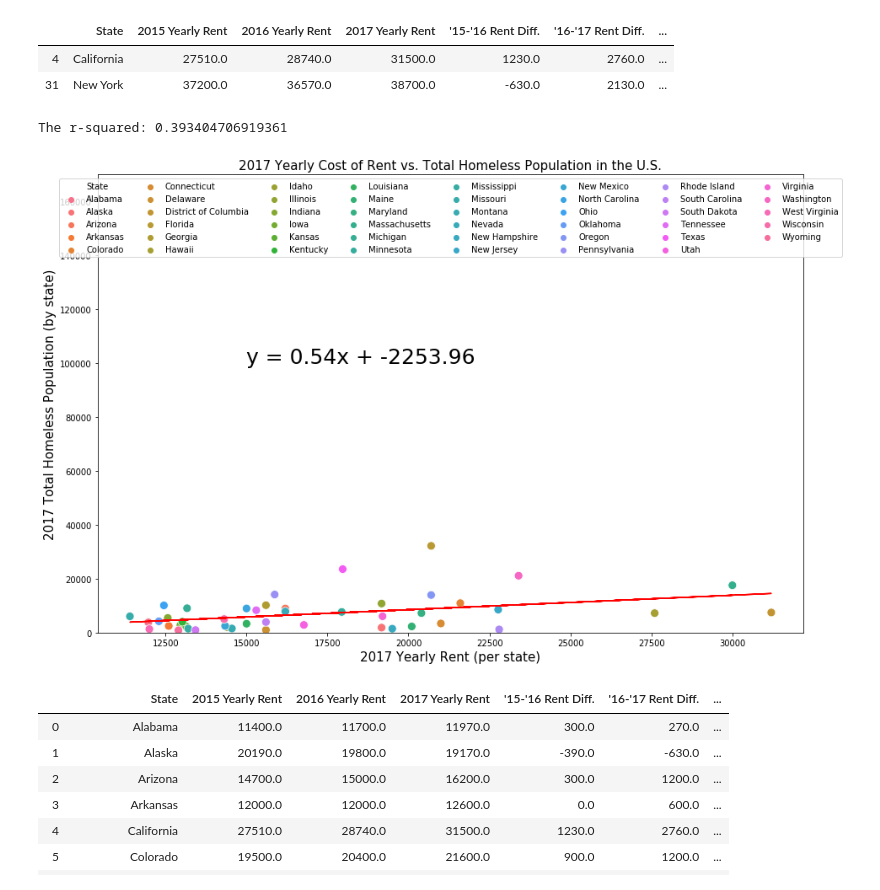
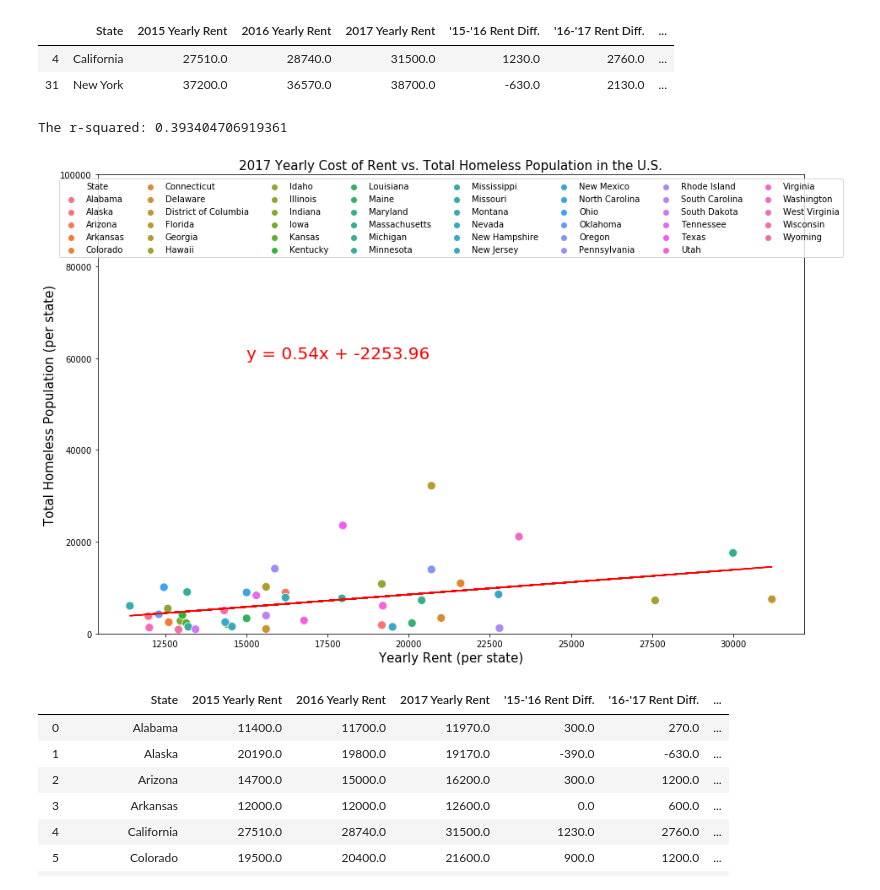
Before and after one commit to calderon0423/Commitment-Issues, a Jupyter notebook: Analysis/Rent or Income vs. Homelessness.ipynb, the cells around one changed output. Saved outputs shown, nothing was run; the diff lists cells and outputs as text; code cells hidden in the pictures.

```diff
--- a/Analysis/Rent or Income vs. Homelessness.ipynb
+++ b/Analysis/Rent or Income vs. Homelessness.ipynb
@@ -213,29 +213,29 @@ no_outliers_17 = all.loc[(all['2017 Yearly Rent'] > lower_bound) & (all['2017 Ye
 # %%
 #2017 correlation b/w rent price and homelessness
 x_values = no_outliers_17["2017 Yearly Rent"].astype('float')
 y_values = no_outliers_17["2017 Total Homeless"].astype('float')
 states = no_outliers_17["State"]
 
 #Regress that line
 (slope, intercept, rvalue, pvalue, stderr) = linregress(x_values, y_values)
 regress_values = x_values * slope + intercept
 line_eq = "y = " + str(round(slope,2)) + "x + " + str(round(intercept,2))
 plt.figure(figsize=(15,10))
 sns.scatterplot(x=x_values, y=y_values, hue=states, markers="o", s=100)
 plt.plot(x_values, regress_values, "r-")
-plt.annotate(line_eq,(15000,100000),fontsize=25,color="black")
-plt.ylim(0,170000)
-plt.xlabel('2017 Yearly Rent (per state)', fontsize=15)
-plt.ylabel('2017 Total Homeless Population (by state)',fontsize=15)
+plt.annotate(line_eq,(15000,60000),fontsize=20,color="red")
+plt.ylim(0,100000)
+plt.xlabel('Yearly Rent (per state)', fontsize=15)
+plt.ylabel('Total Homeless Population (per state)',fontsize=15)
 plt.title("2017 Yearly Cost of Rent vs. Total Homeless Population in the U.S.", fontsize=15)
 plt.legend(loc='upper center', ncol=8)
 print(f"The r-squared: {rvalue}")
 
 plt.savefig("../output_data/2017_rent_vs_homeless.png")
 plt.show()
 # %% [output]
 The r-squared: 0.393404706919361
-[figure, old version]
+[figure, new version]
 # %%
 #See if there's a correlation between changes in homeless pop and rent prices
 all["'15-'16 Homeless Diff."] = all["2016 Total Homeless"] - all["2015 Total Homeless"]
```
Also changed, not shown: parts of 2 cells of this notebook, 6 other files.
